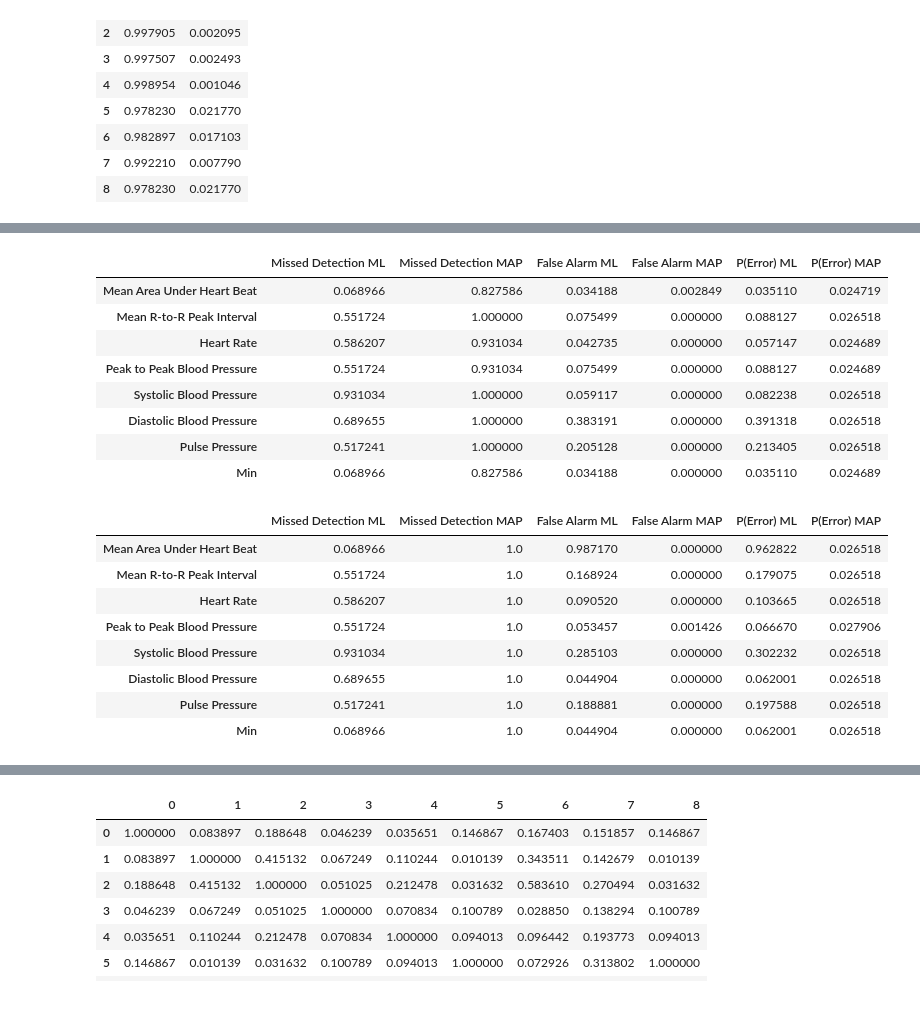
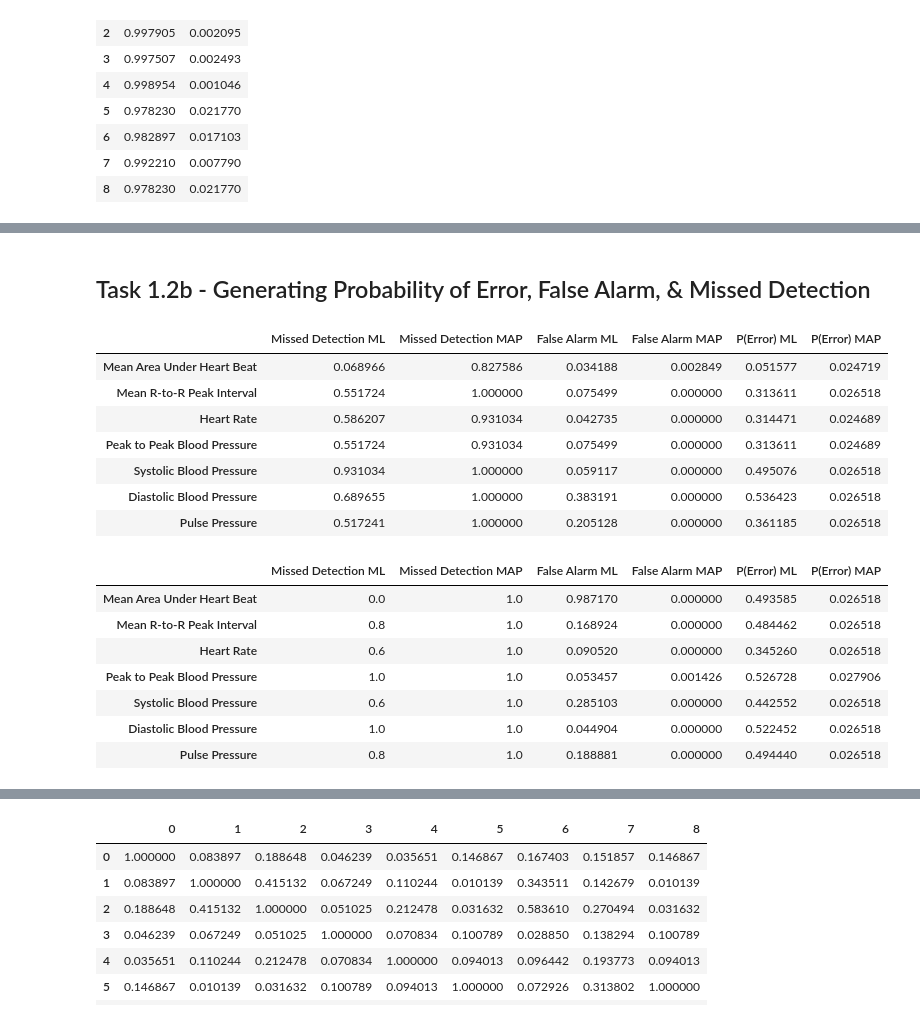
Before and after one commit to rahulsurti97/hospital_research, a Jupyter notebook: final_project.ipynb, the cells around one changed output, grey strips where cells are left out. Cells and saved outputs as stored; diff of their text form; code cells hidden in the pictures.

```diff
--- a/final_project.ipynb
+++ b/final_project.ipynb
@@ -120,23 +134,10 @@ for patient in train_data:
 # %%
-features = [
-    'Mean Area Under Heart Beat',
-    'Mean R-to-R Peak Interval',
-    'Heart Rate',
-    'Peak to Peak Blood Pressure',
-    'Systolic Blood Pressure',
-    'Diastolic Blood Pressure',
-    'Pulse Pressure'
-]
-
-bars = []
+plots = []
 for patient_index, patient in enumerate(likelihood_matrix):
     for feature_index, feature in enumerate(patient):
         fig, ax = plt.subplots(figsize=(15, 10))
-        ax.bar(feature.index - 0.2, feature[feature.columns[0]], width=0.4, alpha=0.5, color='green')
-        ax.bar(feature.index + 0.2, feature[feature.columns[1]], width=0.4, alpha=0.5, color='blue')
+        plt.plot(feature.index, feature[feature.columns[0]])
+        plt.plot(feature.index, feature[feature.columns[1]])
         ax.legend(['H0', 'H1'])
         ax.set_title('Patient %d - %s' % (patient_index, columns[feature_index]))
-        bars.append(ax)
-
-# for bar in bars:
-#     plt.show()
+        plots.append(ax)
@@ -150,10 +169,8 @@ for patient_index, patient in enumerate(likelihood_matrix):
 
         feature['ML']  = (feature_h1 >= feature_h0).astype(int)
         feature['MAP'] = (prior_h1 * feature_h1 >= prior_h0 * feature_h0).astype(int)
-
-
-df = likelihood_matrix[0][0]
-df
+        if patient_index == 0:
+            display(feature)
 # %% [output]
 |  | Mean Area Under Heart Beat H0 | Mean Area Under Heart Beat H1 | ML | MAP |
 | -8 | 0.001075 | 0.000000 | 0 | 0 |
@@ -191,9 +335,11 @@ for patient_index, patient in enumerate(test_data):
+# %% [markdown]
+## Task 1.2b - Generating Probability of Error, False Alarm, & Missed Detection
 # %%
 def get_cond_prob_matrix(patient_index):
     missed_detection_ml = []
     length = len(generated_alarms[patient_index].columns)-1
     for i in range(0, length, 2):
-        df = generated_alarms[0]
+        df = generated_alarms[patient_index]
         df = df[df['Golden Alarms'] == 1]
         golden = len(df)
         col = [df.columns[i]]
@@ -231,15 +377,17 @@ def get_cond_prob_matrix(patient_index):
         df = df[df[col] == 1].dropna()
         false_alarm_map.append(len(df)/golden)
 
-    conditional_probability_matrix = pd.DataFrame([missed_detection_ml, missed_detection_map, false_alarm_ml, false_alarm_map]).T
-    conditional_probability_matrix.columns = ['Missed Detection ML', 'Missed Detection MAP', 'False Alarm ML', 'False Alarm MAP']
+    conditional_probability_matrix = pd.DataFrame([missed_detection_ml, missed_detection_map, \
+                                                   false_alarm_ml, false_alarm_map]).T
+    conditional_probability_matrix.columns = ['Missed Detection ML', 'Missed Detection MAP', \
+                                              'False Alarm ML', 'False Alarm MAP']
     conditional_probability_matrix.index = features
 
     ph0 = prior_probabilities.loc[0][0]
     ph1 = prior_probabilities.loc[0][1]
 
-    conditional_probability_matrix['P(Error) ML']  = ph0 * conditional_probability_matrix['False Alarm ML'] + \
-                                                     ph1 * conditional_probability_matrix['Missed Detection ML']
+    conditional_probability_matrix['P(Error) ML']  = 0.5 * conditional_probability_matrix['False Alarm ML'] + \
+                                                     0.5 * conditional_probability_matrix['Missed Detection ML']
     conditional_probability_matrix['P(Error) MAP'] = ph0 * conditional_probability_matrix['False Alarm MAP'] + \
                                                      ph1 * conditional_probability_matrix['Missed Detection MAP']
 
@@ -247,29 +395,23 @@ def get_cond_prob_matrix(patient_index):
 # %%
 conditional_probability_matrix = []
 for patient_index, patient in enumerate(test_data):
     conditional_probability_matrix.append(get_cond_prob_matrix(patient_index))
-    df = conditional_probability_matrix[patient_index]
-    df = df.T
-    df['Min'] = df.min(axis=1)
-    df = df.T
-    display(df)
+    display(conditional_probability_matrix[patient_index])
 # %% [output]
 |  | Missed Detection ML | Missed Detection MAP | False Alarm ML | False Alarm MAP | P(Error) ML | P(Error) MAP |
-| Mean Area Under Heart Beat | 0.068966 | 0.827586 | 0.034188 | 0.002849 | 0.035110 | 0.024719 |
-| Mean R-to-R Peak Interval | 0.551724 | 1.000000 | 0.075499 | 0.000000 | 0.088127 | 0.026518 |
-| Heart Rate | 0.586207 | 0.931034 | 0.042735 | 0.000000 | 0.057147 | 0.024689 |
-| Peak to Peak Blood Pressure | 0.551724 | 0.931034 | 0.075499 | 0.000000 | 0.088127 | 0.024689 |
-| Systolic Blood Pressure | 0.931034 | 1.000000 | 0.059117 | 0.000000 | 0.082238 | 0.026518 |
-| Diastolic Blood Pressure | 0.689655 | 1.000000 | 0.383191 | 0.000000 | 0.391318 | 0.026518 |
-| Pulse Pressure | 0.517241 | 1.000000 | 0.205128 | 0.000000 | 0.213405 | 0.026518 |
-| Min | 0.068966 | 0.827586 | 0.034188 | 0.000000 | 0.035110 | 0.024689 |
+| Mean Area Under Heart Beat | 0.068966 | 0.827586 | 0.034188 | 0.002849 | 0.051577 | 0.024719 |
+| Mean R-to-R Peak Interval | 0.551724 | 1.000000 | 0.075499 | 0.000000 | 0.313611 | 0.026518 |
+| Heart Rate | 0.586207 | 0.931034 | 0.042735 | 0.000000 | 0.314471 | 0.024689 |
+| Peak to Peak Blood Pressure | 0.551724 | 0.931034 | 0.075499 | 0.000000 | 0.313611 | 0.024689 |
+| Systolic Blood Pressure | 0.931034 | 1.000000 | 0.059117 | 0.000000 | 0.495076 | 0.026518 |
+| Diastolic Blood Pressure | 0.689655 | 1.000000 | 0.383191 | 0.000000 | 0.536423 | 0.026518 |
+| Pulse Pressure | 0.517241 | 1.000000 | 0.205128 | 0.000000 | 0.361185 | 0.026518 |
 |  | Missed Detection ML | Missed Detection MAP | False Alarm ML | False Alarm MAP | P(Error) ML | P(Error) MAP |
-| Mean Area Under Heart Beat | 0.068966 | 1.0 | 0.987170 | 0.000000 | 0.962822 | 0.026518 |
-| Mean R-to-R Peak Interval | 0.551724 | 1.0 | 0.168924 | 0.000000 | 0.179075 | 0.026518 |
-| Heart Rate | 0.586207 | 1.0 | 0.090520 | 0.000000 | 0.103665 | 0.026518 |
-| Peak to Peak Blood Pressure | 0.551724 | 1.0 | 0.053457 | 0.001426 | 0.066670 | 0.027906 |
-| Systolic Blood Pressure | 0.931034 | 1.0 | 0.285103 | 0.000000 | 0.302232 | 0.026518 |
-| Diastolic Blood Pressure | 0.689655 | 1.0 | 0.044904 | 0.000000 | 0.062001 | 0.026518 |
-| Pulse Pressure | 0.517241 | 1.0 | 0.188881 | 0.000000 | 0.197588 | 0.026518 |
-| Min | 0.068966 | 1.0 | 0.044904 | 0.000000 | 0.062001 | 0.026518 |
+| Mean Area Under Heart Beat | 0.0 | 1.0 | 0.987170 | 0.000000 | 0.493585 | 0.026518 |
+| Mean R-to-R Peak Interval | 0.8 | 1.0 | 0.168924 | 0.000000 | 0.484462 | 0.026518 |
+| Heart Rate | 0.6 | 1.0 | 0.090520 | 0.000000 | 0.345260 | 0.026518 |
+| Peak to Peak Blood Pressure | 1.0 | 1.0 | 0.053457 | 0.001426 | 0.526728 | 0.027906 |
+| Systolic Blood Pressure | 0.6 | 1.0 | 0.285103 | 0.000000 | 0.442552 | 0.026518 |
+| Diastolic Blood Pressure | 1.0 | 1.0 | 0.044904 | 0.000000 | 0.522452 | 0.026518 |
+| Pulse Pressure | 0.8 | 1.0 | 0.188881 | 0.000000 | 0.494440 | 0.026518 |
 |  | Missed Detection ML | Missed Detection MAP | False Alarm ML | False Alarm MAP | P(Error) ML | P(Error) MAP |
```
Also changed, not shown: parts of 32 cells of this notebook.
